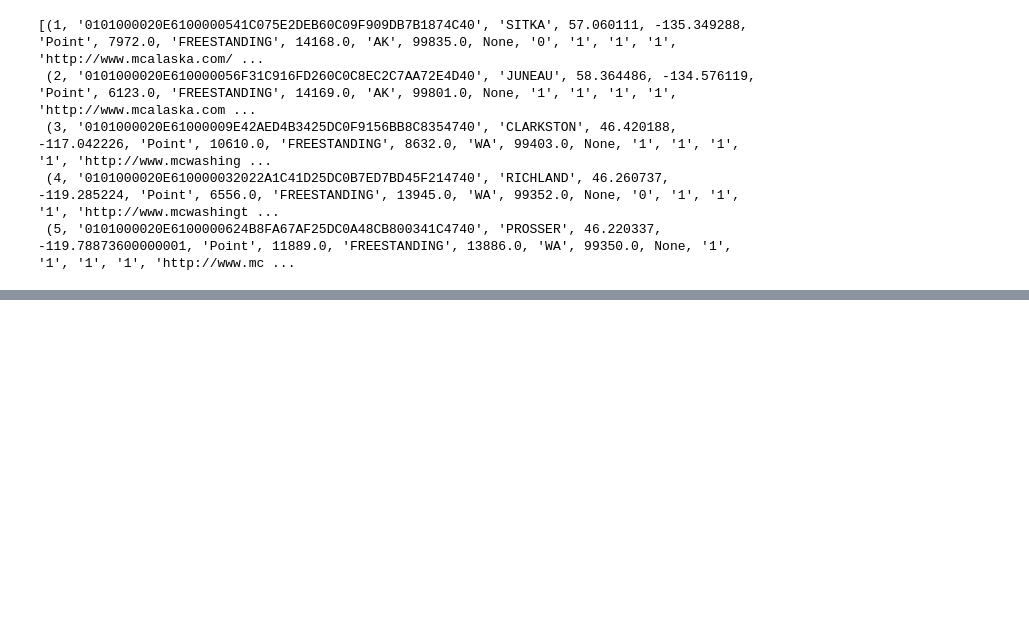
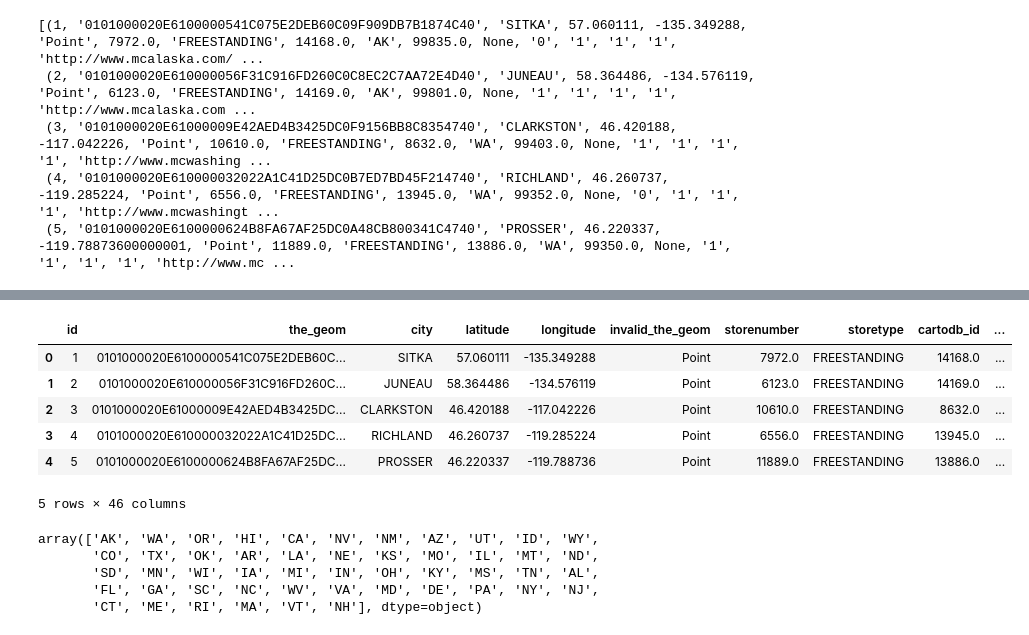
Before and after one commit to blakezara/Project2, a Jupyter notebook: RestaurantCensus/rest_csv_to_sqllite.ipynb, the cells around one changed output, grey strips where cells are left out. Drawn from its saved outputs; the diff is of its cells as text; code cells hidden in the pictures; blank space fills up the shorter version.

```diff
--- a/RestaurantCensus/rest_csv_to_sqllite.ipynb
+++ b/RestaurantCensus/rest_csv_to_sqllite.ipynb
@@ -159,0 +180,58 @@ conn.execute("select * from food_seven limit 5").fetchall()
+# %%
+############## Import Libraries #####################
+import datetime as dt
+import numpy as np
+import pandas as pd
+import os
+
+import sqlalchemy
+from sqlalchemy.ext.automap import automap_base
+from sqlalchemy.orm import Session
+from sqlalchemy import create_engine, func
+
+
+from flask import (
+    Flask,
+    render_template,
+    jsonify,
+    request,
+    redirect)
+################# Flask Setup ##########################
+
+app = Flask(__name__)
+
+#################################################
+# sqlite : connect to the existing database
+#################################################
+
+engine = create_engine("sqlite:///foodstore_seven.sqlite", echo=False)
+Base = automap_base()
+Base.prepare(engine, reflect=True)
+Base.classes.keys()
+Food = Base.classes.food_seven
+
+session = Session(engine)
+# %%
+stmt = session.query(Food).statement
+df = pd.read_sql_query(stmt, session.bind)
+df.head()
+# %% [output]
+|  | id | the_geom | city | latitude | longitude | invalid_the_geom | storenumber | storetype | cartodb_id | ... |
+| 0 | 1 | 0101000020E6100000541C075E2DEB60C... | SITKA | 57.060111 | -135.349288 | Point | 7972.0 | FREESTANDING | 14168.0 | ... |
+| 1 | 2 | 0101000020E610000056F31C916FD260C... | JUNEAU | 58.364486 | -134.576119 | Point | 6123.0 | FREESTANDING | 14169.0 | ... |
+| 2 | 3 | 0101000020E61000009E42AED4B3425DC... | CLARKSTON | 46.420188 | -117.042226 | Point | 10610.0 | FREESTANDING | 8632.0 | ... |
+| 3 | 4 | 0101000020E610000032022A1C41D25DC... | RICHLAND | 46.260737 | -119.285224 | Point | 6556.0 | FREESTANDING | 13945.0 | ... |
+| 4 | 5 | 0101000020E6100000624B8FA67AF25DC... | PROSSER | 46.220337 | -119.788736 | Point | 11889.0 | FREESTANDING | 13886.0 | ... |
+5 rows × 46 columns
+# %%
+    stmt = session.query(Food).statement
+    df = pd.read_sql_query(stmt, session.bind)
+    df.set_index('id', inplace=True)
+    b = df['state'].unique()
+    b
+# %% [output]
+array(['AK', 'WA', 'OR', 'HI', 'CA', 'NV', 'NM', 'AZ', 'UT', 'ID', 'WY',
+       'CO', 'TX', 'OK', 'AR', 'LA', 'NE', 'KS', 'MO', 'IL', 'MT', 'ND',
+       'SD', 'MN', 'WI', 'IA', 'MI', 'IN', 'OH', 'KY', 'MS', 'TN', 'AL',
+       'FL', 'GA', 'SC', 'NC', 'WV', 'VA', 'MD', 'DE', 'PA', 'NY', 'NJ',
+       'CT', 'ME', 'RI', 'MA', 'VT', 'NH'], dtype=object)
```
Also changed, not shown: parts of 3 cells of this notebook, 4 other files.
